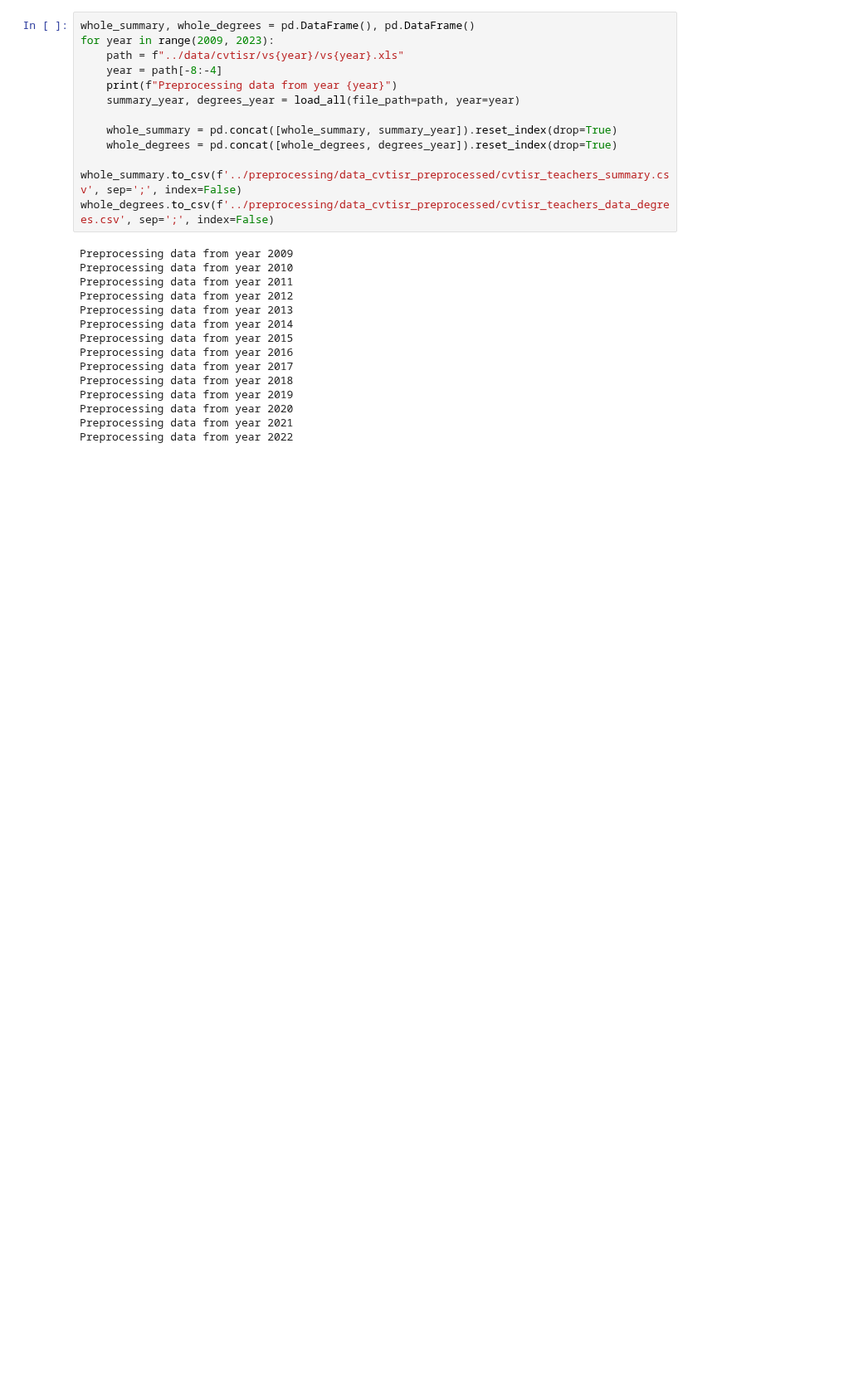
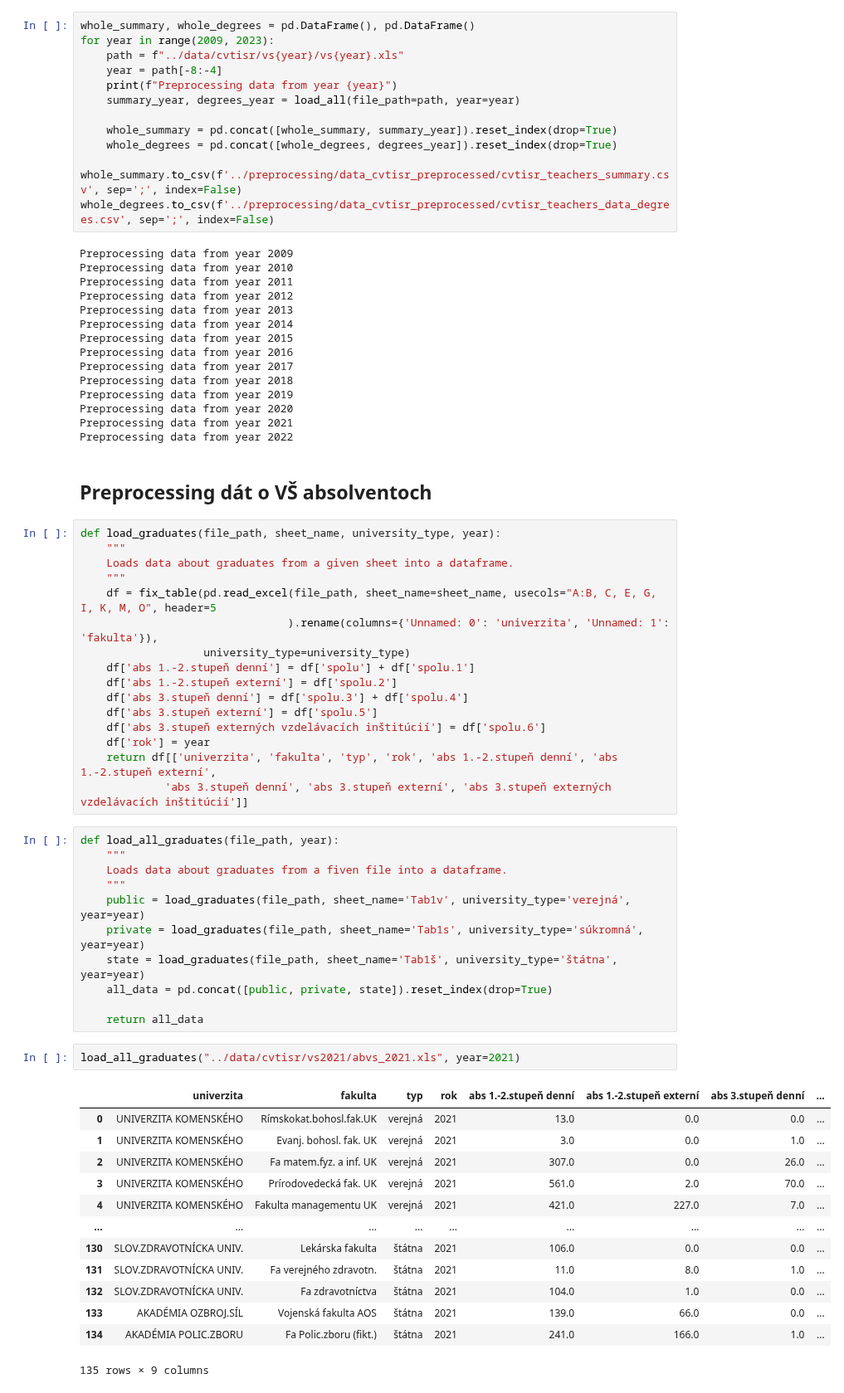
Before and after one commit to hudo16-38/pridav-project, a Jupyter notebook: preprocessing/data_preprocessing_cvtisr.ipynb, the cells around one changed output. Shown at 83% size. Saved outputs shown, nothing was run; the diff lists cells and outputs as text; blank space fills up the shorter version.

Commit message:
Add preprocessing graduates

```diff
--- a/preprocessing/data_preprocessing_pedagogovia_cvtisr.ipynb
+++ b/preprocessing/data_preprocessing_cvtisr.ipynb
@@ -235,3 +235,48 @@ Preprocessing data from year 2019
 Preprocessing data from year 2020
 Preprocessing data from year 2021
 Preprocessing data from year 2022
+# %% [markdown]
+## **Preprocessing dát o VŠ absolventoch**
+# %%
+def load_graduates(file_path, sheet_name, university_type, year):
+    """
+    Loads data about graduates from a given sheet into a dataframe.
+    """
+    df = fix_table(pd.read_excel(file_path, sheet_name=sheet_name, usecols="A:B, C, E, G, I, K, M, O", header=5
+                                ).rename(columns={'Unnamed: 0': 'univerzita', 'Unnamed: 1': 'fakulta'}),
+                   university_type=university_type)
+    df['abs 1.-2.stupeň denní'] = df['spolu'] + df['spolu.1']
+    df['abs 1.-2.stupeň externí'] = df['spolu.2']
+    df['abs 3.stupeň denní'] = df['spolu.3'] + df['spolu.4']
+    df['abs 3.stupeň externí'] = df['spolu.5']
+    df['abs 3.stupeň externých vzdelávacích inštitúcií'] = df['spolu.6']
+    df['rok'] = year
+    return df[['univerzita', 'fakulta', 'typ', 'rok', 'abs 1.-2.stupeň denní', 'abs 1.-2.stupeň externí',
+             'abs 3.stupeň denní', 'abs 3.stupeň externí', 'abs 3.stupeň externých vzdelávacích inštitúcií']]
+# %%
+def load_all_graduates(file_path, year):
+    """
+    Loads data about graduates from a fiven file into a dataframe.
+    """
+    public = load_graduates(file_path, sheet_name='Tab1v', university_type='verejná', year=year)
+    private = load_graduates(file_path, sheet_name='Tab1s', university_type='súkromná', year=year)
+    state = load_graduates(file_path, sheet_name='Tab1š', university_type='štátna', year=year)
+    all_data = pd.concat([public, private, state]).reset_index(drop=True)
+
+    return all_data
+# %%
+load_all_graduates("../data/cvtisr/vs2021/abvs_2021.xls", year=2021)
+# %% [output]
+|  | univerzita | fakulta | typ | rok | abs 1.-2.stupeň denní | abs 1.-2.stupeň externí | abs 3.stupeň denní | ... |
+| 0 | UNIVERZITA KOMENSKÉHO | Rímskokat.bohosl.fak.UK | verejná | 2021 | 13.0 | 0.0 | 0.0 | ... |
+| 1 | UNIVERZITA KOMENSKÉHO | Evanj. bohosl. fak. UK | verejná | 2021 | 3.0 | 0.0 | 1.0 | ... |
+| 2 | UNIVERZITA KOMENSKÉHO | Fa matem.fyz. a inf. UK | verejná | 2021 | 307.0 | 0.0 | 26.0 | ... |
+| 3 | UNIVERZITA KOMENSKÉHO | Prírodovedecká fak. UK | verejná | 2021 | 561.0 | 2.0 | 70.0 | ... |
+| 4 | UNIVERZITA KOMENSKÉHO | Fakulta managementu UK | verejná | 2021 | 421.0 | 227.0 | 7.0 | ... |
+| ... | ... | ... | ... | ... | ... | ... | ... | ... |
+| 130 | SLOV.ZDRAVOTNÍCKA UNIV. | Lekárska fakulta | štátna | 2021 | 106.0 | 0.0 | 0.0 | ... |
+| 131 | SLOV.ZDRAVOTNÍCKA UNIV. | Fa verejného zdravotn. | štátna | 2021 | 11.0 | 8.0 | 1.0 | ... |
+| 132 | SLOV.ZDRAVOTNÍCKA UNIV. | Fa zdravotníctva | štátna | 2021 | 104.0 | 1.0 | 0.0 | ... |
+| 133 | AKADÉMIA OZBROJ.SÍL | Vojenská fakulta AOS | štátna | 2021 | 139.0 | 66.0 | 0.0 | ... |
+| 134 | AKADÉMIA POLIC.ZBORU | Fa Polic.zboru (fikt.) | štátna | 2021 | 241.0 | 166.0 | 1.0 | ... |
+135 rows × 9 columns
```
Also changed, not shown: parts of 4 cells of this notebook, 1 other file.
